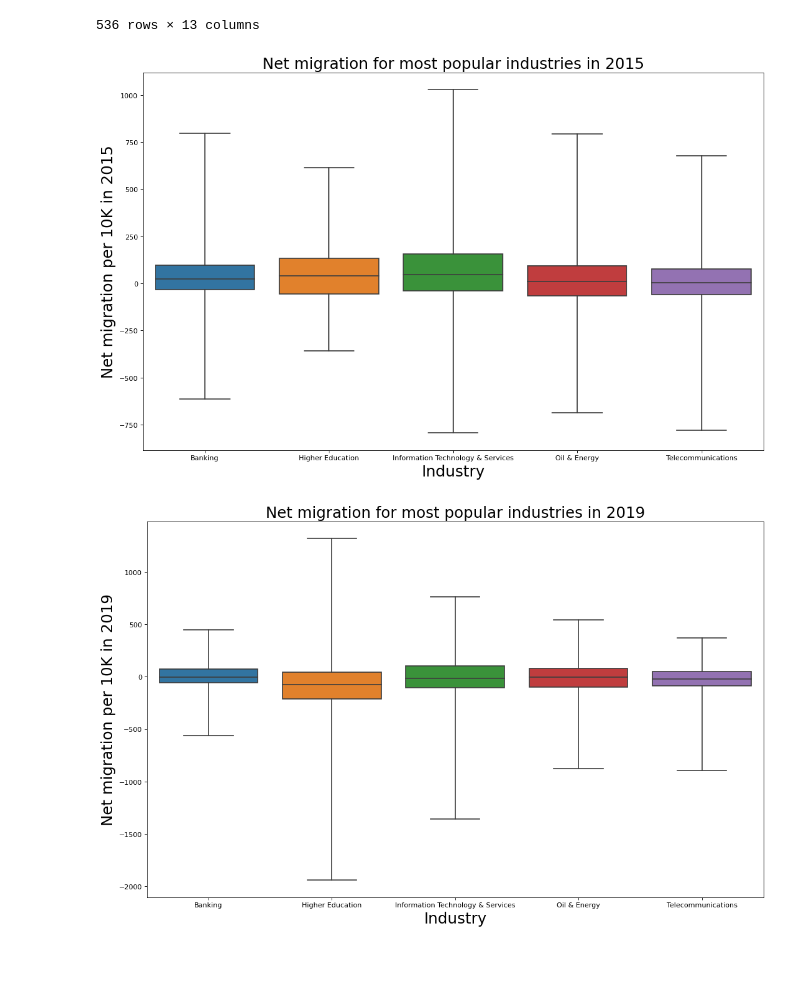
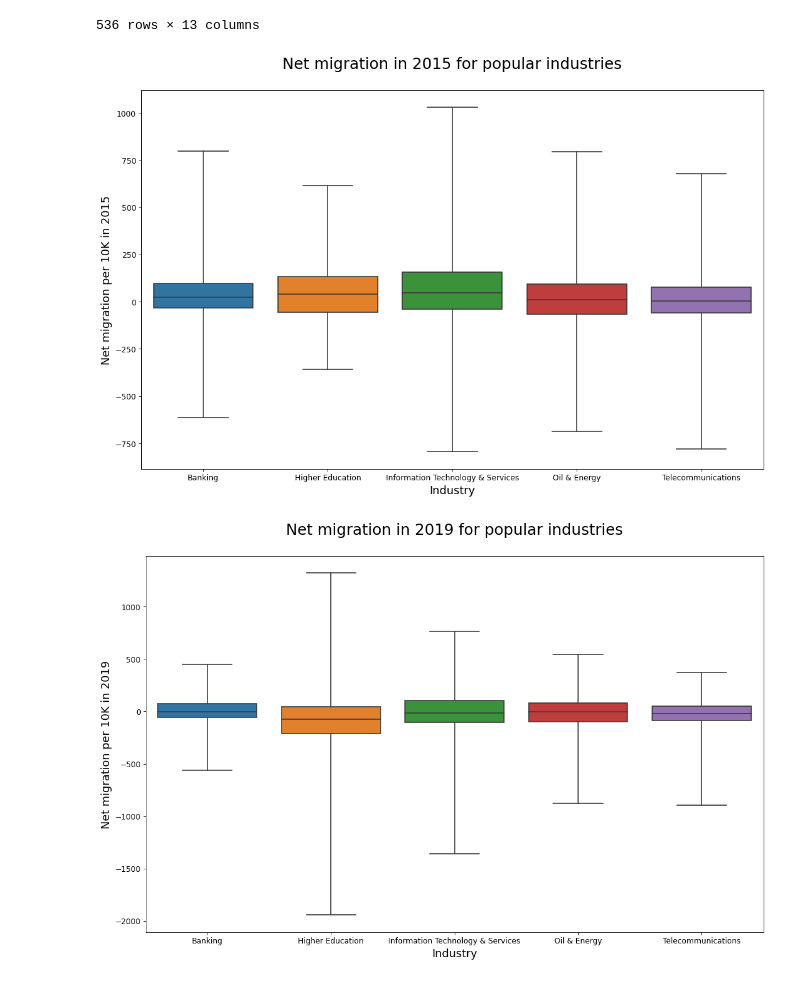
Before and after one commit to pdesai27/DAB-103, a Jupyter notebook: IndustryMigration.ipynb, the cells around one changed output. Cells and saved outputs as stored; diff of their text form; code cells hidden in the pictures.

```diff
--- a/IndustryMigration.ipynb
+++ b/IndustryMigration.ipynb
@@ -201,26 +228,30 @@ x
 | 5 | ae | United Arab Emirates | High income | Middle East & North Africa | J | Information and communication | 8 | ... |
 536 rows × 13 columns
 # %%
-# Distribution of net migration for most popular industries in 2015
+# Distribution of net migration in 2015 for top five popular industries
 plt.figure(figsize=(16,10), dpi= 80)
 sns.boxplot(x = 'industry_name', y = 'net_per_10K_2015', data = x, whis=10)
 
 # Decoration
-plt.xlabel('Industry', fontsize = 22)
-plt.ylabel('Net migration per 10K in 2015', fontsize = 22)
-plt.title('Net migration for most popular industries in 2015', fontsize = 22)
+plt.title('Net migration in 2015 for popular industries\n', fontsize = 22)
+plt.xlabel('Industry', fontsize = 16)
+plt.ylabel('Net migration per 10K in 2015', fontsize = 16)
+plt.xticks(fontsize= 11)
+plt.yticks(fontsize= 11)
 plt.show()
 # %% [output]
-[figure, old version]
+[figure, new version]
 # %%
-# Distribution of net migration for most popular industries in 2019
+# Distribution of net migration in 2019 for top five popular industries in 2019
 plt.figure(figsize=(16,10), dpi= 80)
 sns.boxplot(x = 'industry_name', y = 'net_per_10K_2019', data = x, whis=10)
 
 # Decoration
-plt.xlabel('Industry', fontsize = 22)
-plt.ylabel('Net migration per 10K in 2019', fontsize = 22)
-plt.title('Net migration for most popular industries in 2019', fontsize = 22)
+plt.title('Net migration in 2019 for popular industries\n', fontsize = 22)
+plt.xlabel('Industry', fontsize = 16)
+plt.ylabel('Net migration per 10K in 2019', fontsize = 16)
+plt.xticks(fontsize= 11)
+plt.yticks(fontsize= 11)
 plt.show()
 # %% [output]
-[figure, old version]
+[figure, new version]
```
Also changed, not shown: parts of 6 cells of this notebook.
